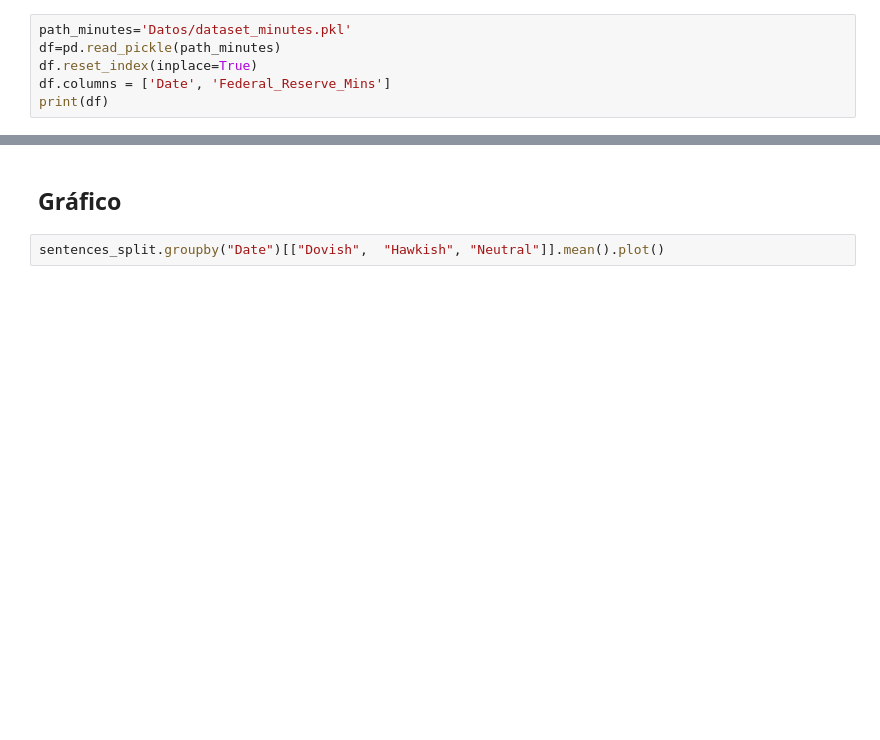
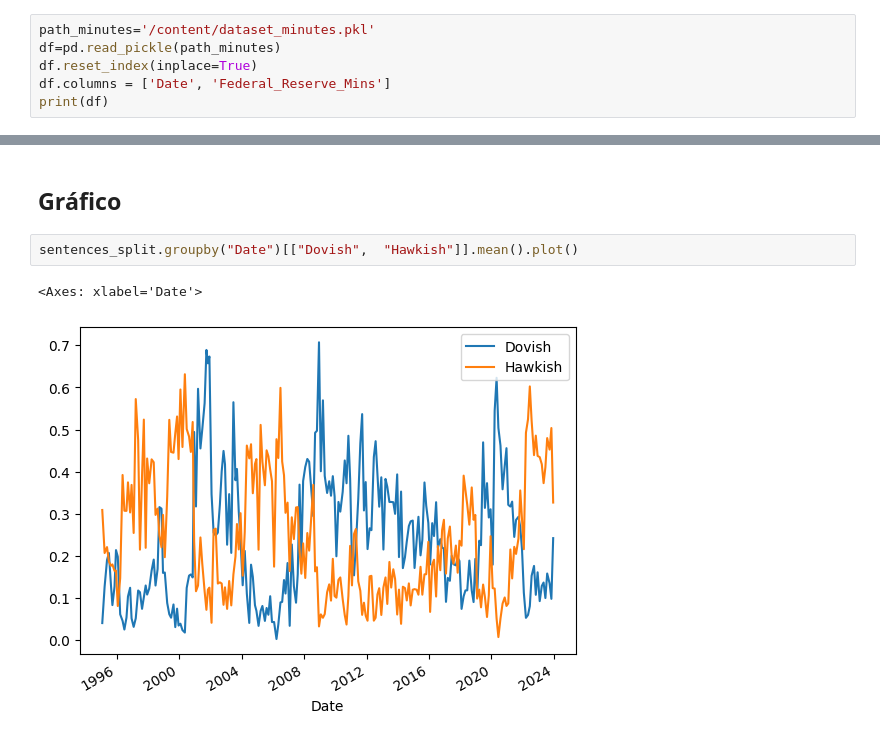
Before and after one commit to PabloOrazi/fed-sentiment-analysis, a Jupyter notebook: 1_2_Modelo_de_Análisis_de_las_Minutas.ipynb, the cells around one changed output, grey strips where cells are left out. Saved outputs shown, nothing was run; the diff lists cells and outputs as text; blank space fills up the shorter version.

```diff
--- a/1_2_Modelo_de_Análisis_de_las_Minutas.ipynb
+++ b/1_2_Modelo_de_Análisis_de_las_Minutas.ipynb
@@ -30,7 +24,7 @@ Importamos el DataFrame que contiene las minutas, el cual fue procesado previame
 
 Es crucial verificar que este DataFrame esté almacenado de manera correcta y sea accesible en Google Colab para garantizar su disponibilidad durante el análisis subsiguiente.
 # %%
-path_minutes='Datos/dataset_minutes.pkl'
+path_minutes='/content/dataset_minutes.pkl'
 df=pd.read_pickle(path_minutes)
 df.reset_index(inplace=True)
 df.columns = ['Date', 'Federal_Reserve_Mins']
@@ -175,4 +191,7 @@ if IN_COLAB:
 # %% [markdown]
 ## Gráfico
 # %%
-sentences_split.groupby("Date")[["Dovish",	"Hawkish", "Neutral"]].mean().plot()
+sentences_split.groupby("Date")[["Dovish",	"Hawkish"]].mean().plot()
+# %% [output]
+<Axes: xlabel='Date'>
+[figure, added]
```
Also changed, not shown: parts of 6 cells of this notebook.
